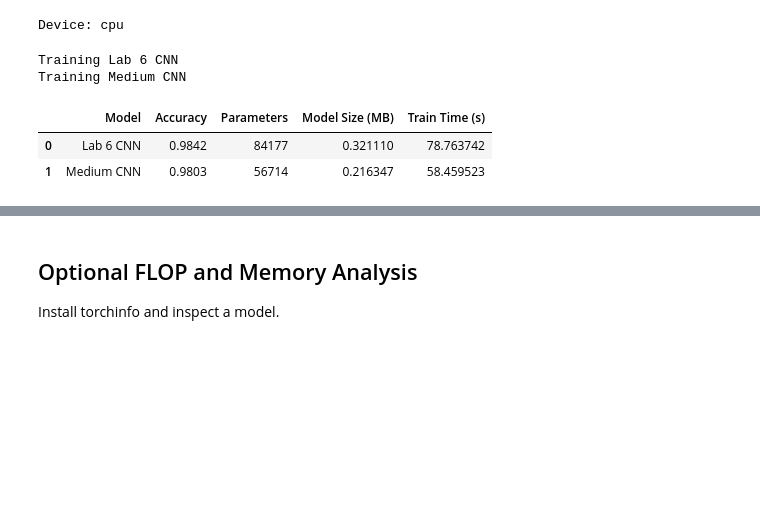
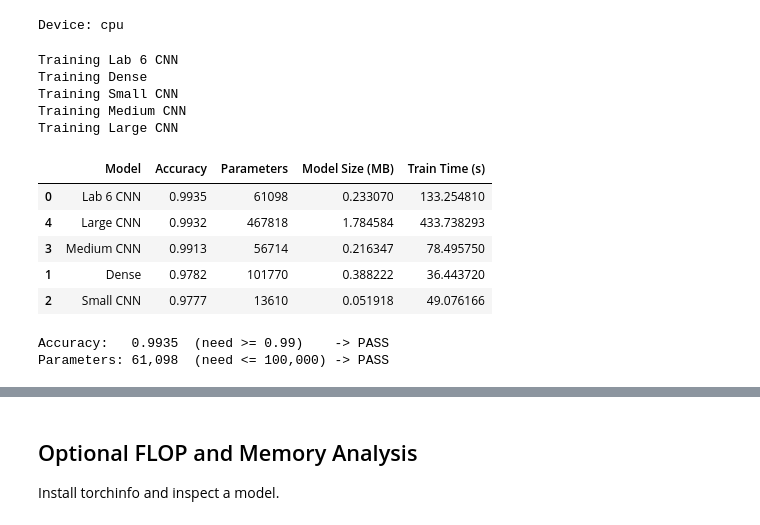
Before and after one commit to kelmyrl/cosc470_2026, a Jupyter notebook: lab6/lab6.ipynb, the cells around one changed output, grey strips where cells are left out. Cells and saved outputs as stored; diff of their text form; code cells hidden in the pictures; blank space fills up the shorter version.

```diff
--- a/lab6/lab6.ipynb
+++ b/lab6/lab6.ipynb
@@ -158,6 +169,10 @@ def train_and_evaluate(model, epochs=3):
     model = model.to(device)
     criterion = nn.CrossEntropyLoss()
     optimizer = optim.Adam(model.parameters(), lr=0.001)
+    # One-cycle learning rate: warms up to a high LR (fast progress), then anneals to a
+    # very small LR at the end (settles into a good minimum). Big win when epochs are few.
+    scheduler = optim.lr_scheduler.OneCycleLR(optimizer, max_lr=0.01, epochs=epochs,
+                                              steps_per_epoch=len(train_loader))
 
     start = time.time()
 
@@ -172,6 +187,7 @@ def train_and_evaluate(model, epochs=3):
             loss = criterion(outputs, labels)
             loss.backward()
             optimizer.step()
+            scheduler.step()
 
     train_time = time.time() - start
 
@@ -192,38 +208,51 @@ def train_and_evaluate(model, epochs=3):
 # %%
 models = {
     "Lab 6 CNN": Lab6CNN(),
-    #"Dense": DenseNet(),
-    #"Small CNN": SmallCNN(),
-    "Medium CNN": MediumCNN()
-    #"Large CNN": LargeCNN()
+    "Dense": DenseNet(),
+    "Small CNN": SmallCNN(),
+    "Medium CNN": MediumCNN(),
+    "Large CNN": LargeCNN()
 }
 
 results = []
 
 for name, model in models.items():
 
     print(f"Training {name}")
 
     accuracy, train_time = train_and_evaluate(model, epochs=3)
 
     params = count_params(model)
 
     results.append({
         "Model": name,
         "Accuracy": accuracy,
         "Parameters": params,
         "Model Size (MB)": params * 4 / (1024**2),
         "Train Time (s)": train_time
     })
 
 df = pd.DataFrame(results)
 df.sort_values("Accuracy", ascending=False)
 # %% [output]
 Training Lab 6 CNN
+Training Dense
+Training Small CNN
 Training Medium CNN
+Training Large CNN
 |  | Model | Accuracy | Parameters | Model Size (MB) | Train Time (s) |
-| 0 | Lab 6 CNN | 0.9842 | 84177 | 0.321110 | 78.763742 |
-| 1 | Medium CNN | 0.9803 | 56714 | 0.216347 | 58.459523 |
+| 0 | Lab 6 CNN | 0.9935 | 61098 | 0.233070 | 133.254810 |
+| 4 | Large CNN | 0.9932 | 467818 | 1.784584 | 433.738293 |
+| 3 | Medium CNN | 0.9913 | 56714 | 0.216347 | 78.495750 |
+| 1 | Dense | 0.9782 | 101770 | 0.388222 | 36.443720 |
+| 2 | Small CNN | 0.9777 | 13610 | 0.051918 | 49.076166 |
+# %%
+lab6 = df[df["Model"] == "Lab 6 CNN"].iloc[0]
+print(f"Accuracy:   {lab6['Accuracy']:.4f}  (need >= 0.99)    -> {'PASS' if lab6['Accuracy'] >= 0.99 else 'FAIL'}")
+print(f"Parameters: {lab6['Parameters']:,}  (need <= 100,000) -> {'PASS' if lab6['Parameters'] <= 100_000 else 'FAIL'}")
+# %% [output]
+Accuracy:   0.9935  (need >= 0.99)    -> PASS
+Parameters: 61,098  (need <= 100,000) -> PASS
 # %%
 plt.figure(figsize=(8,5))
 plt.scatter(df["Parameters"], df["Accuracy"], s=150)
```
Also changed, not shown: parts of 5 cells of this notebook.
